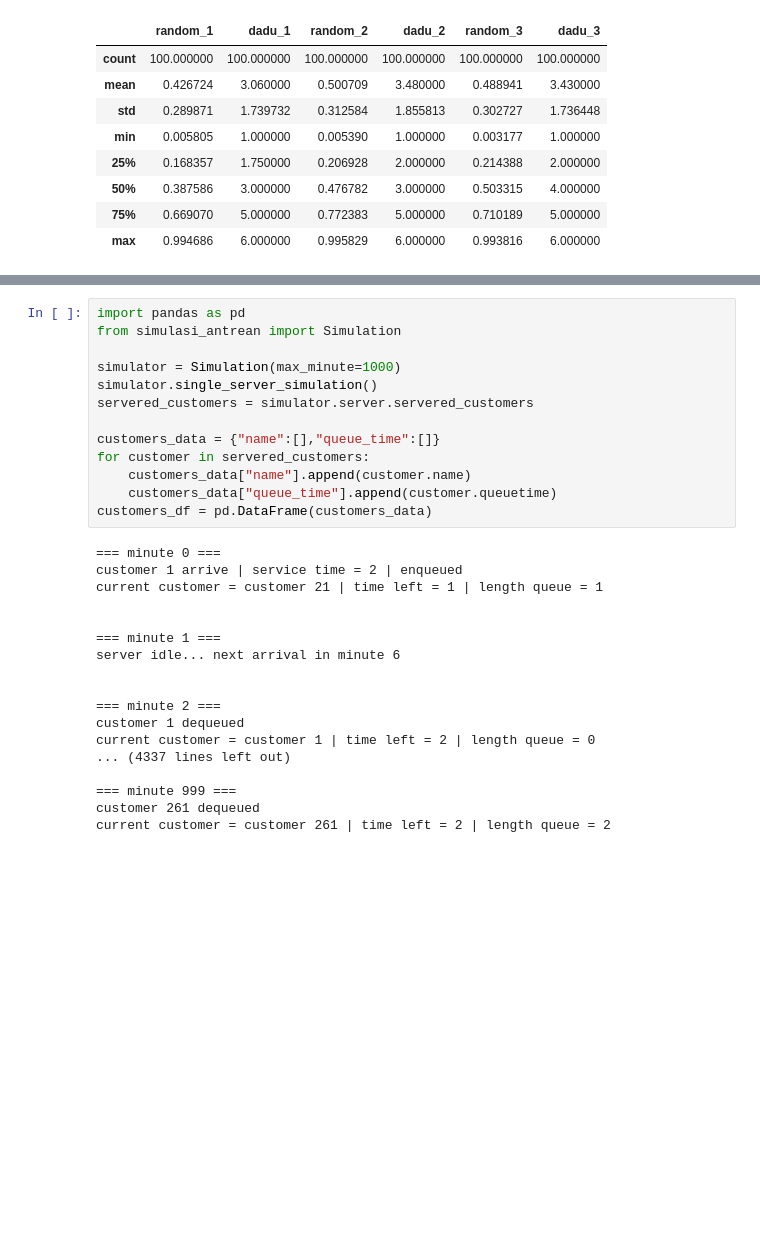
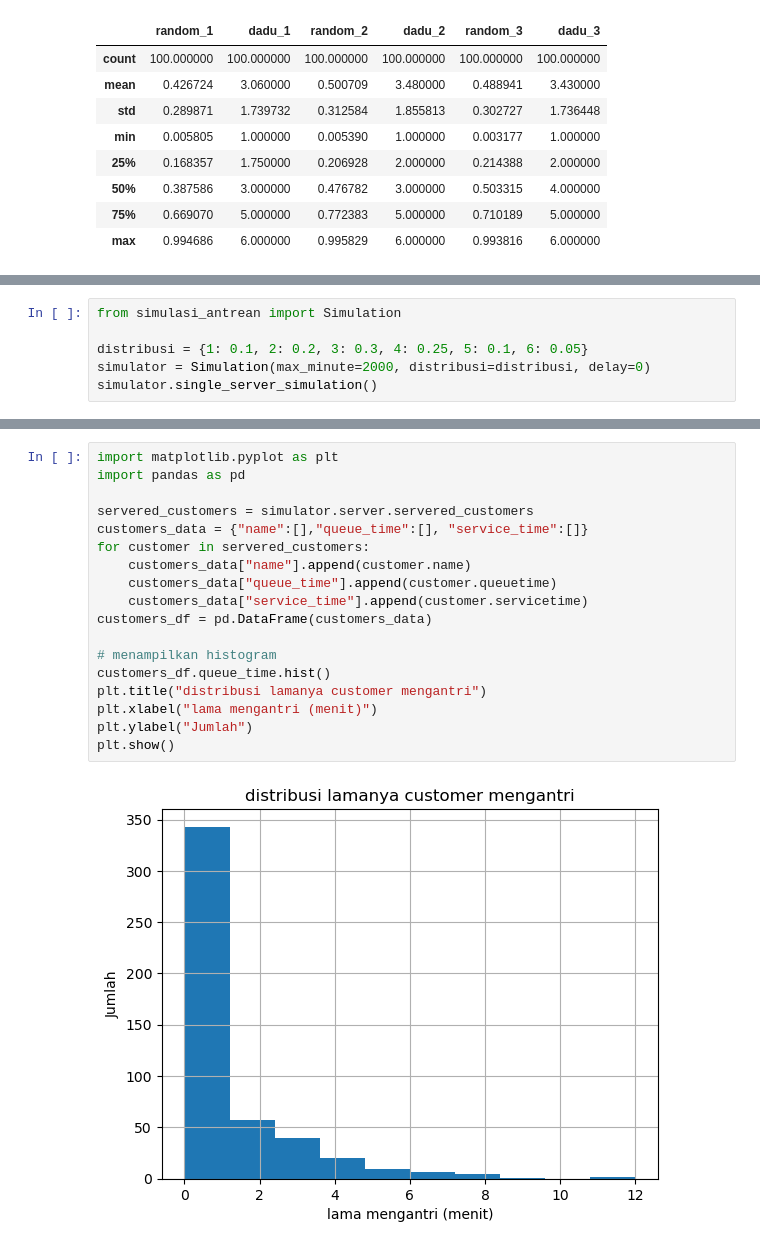
Before and after one commit to yunama47/tugas-pemodelan-simulasi, a Jupyter notebook: notebook.ipynb, the cells around one changed output, grey strips where cells are left out. Saved outputs shown, nothing was run; the diff lists cells and outputs as text; blank space fills up the shorter version.

Commit message:
update code simulasi antrean

```diff
--- a/notebook.ipynb
+++ b/notebook.ipynb
@@ -84,0 +87,6 @@ pasang_dadu.describe()
+# %%
+from simulasi_antrean import Simulation
+
+distribusi = {1: 0.1, 2: 0.2, 3: 0.3, 4: 0.25, 5: 0.1, 6: 0.05}
+simulator = Simulation(max_minute=2000, distribusi=distribusi, delay=0)
+simulator.single_server_simulation()
@@ -85,31 +111,20 @@ pasang_dadu.describe()
 # %%
+import matplotlib.pyplot as plt
 import pandas as pd
-from simulasi_antrean import Simulation
 
-simulator = Simulation(max_minute=1000)
-simulator.single_server_simulation()
 servered_customers = simulator.server.servered_customers
-
-customers_data = {"name":[],"queue_time":[]}
+customers_data = {"name":[],"queue_time":[], "service_time":[]}
 for customer in servered_customers:
     customers_data["name"].append(customer.name)
     customers_data["queue_time"].append(customer.queuetime)
+    customers_data["service_time"].append(customer.servicetime)
 customers_df = pd.DataFrame(customers_data)
+
+# menampilkan histogram
+customers_df.queue_time.hist()
+plt.title("distribusi lamanya customer mengantri")
+plt.xlabel("lama mengantri (menit)")
+plt.ylabel("Jumlah")
+plt.show()
 # %% [output]
-=== minute 0 ===
-customer 1 arrive | service time = 2 | enqueued
-current customer = customer 21 | time left = 1 | length queue = 1
-
-
-=== minute 1 ===
-server idle... next arrival in minute 6
-
-
-=== minute 2 ===
-customer 1 dequeued
-current customer = customer 1 | time left = 2 | length queue = 0
-... (4337 lines left out)
-
-=== minute 999 ===
-customer 261 dequeued
-current customer = customer 261 | time left = 2 | length queue = 2
+[figure, added]
```
Also changed, not shown: parts of 4 cells of this notebook, 1 other file.
